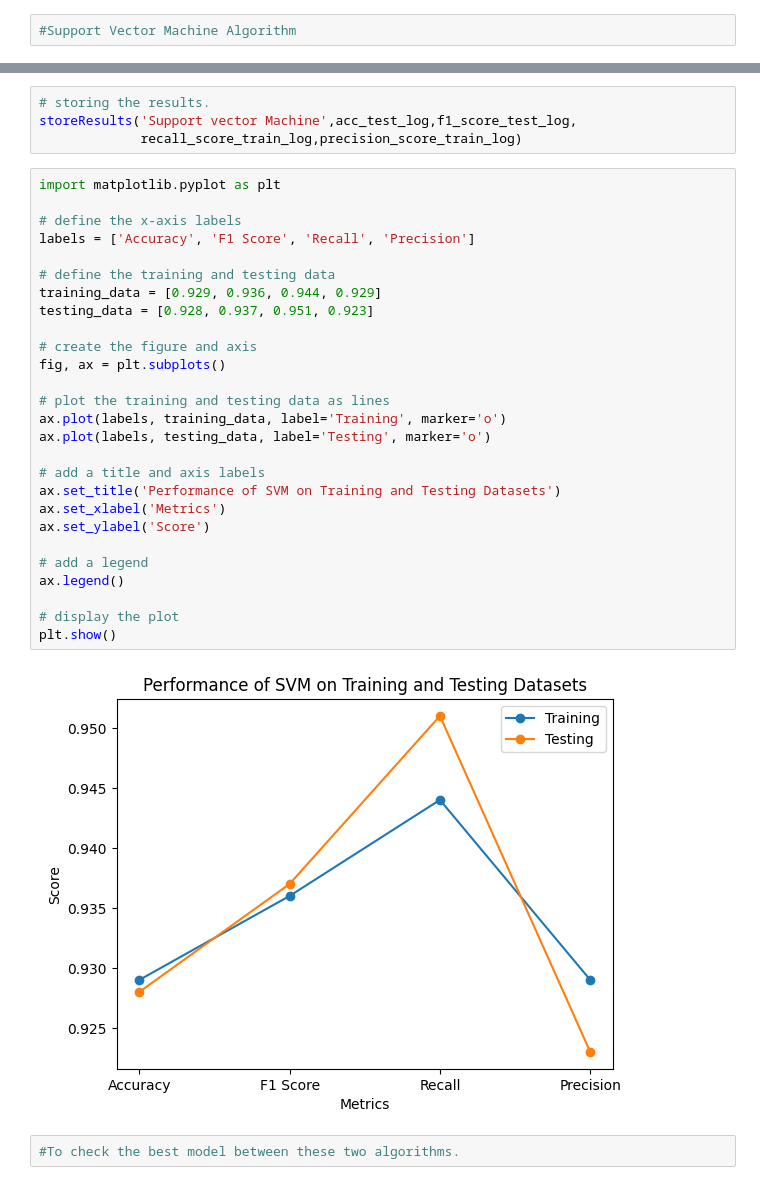
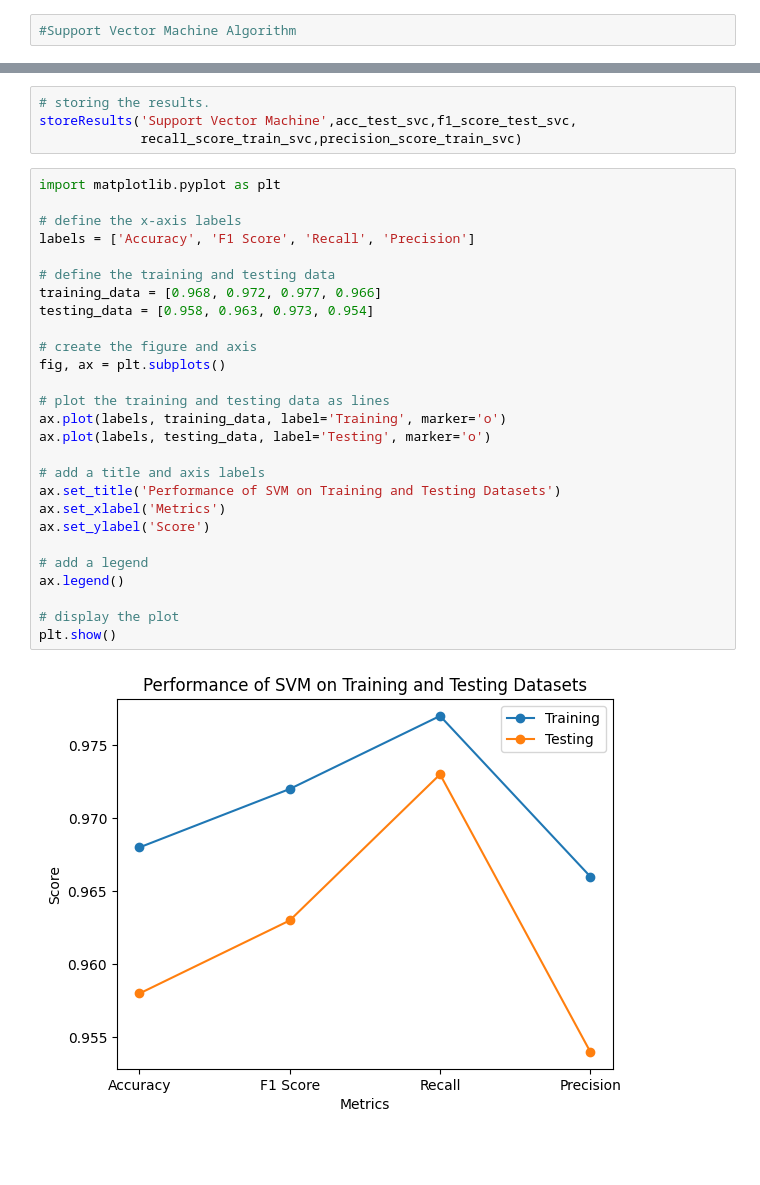
Before and after one commit to Aditya11620/majorpro, a Jupyter notebook: phishing_majorproject.ipynb, the cells around one changed output, grey strips where cells are left out. Cells and saved outputs as stored; diff of their text form; blank space fills up the shorter version.

```diff
--- a/phishing_majorproject.ipynb
+++ b/phishing_majorproject.ipynb
@@ -354,35 +345,33 @@ SVM : precision of testing dataset: 0.923
 # %%
 # storing the results.
-storeResults('Support vector Machine',acc_test_log,f1_score_test_log,
-             recall_score_train_log,precision_score_train_log)
+storeResults('Support Vector Machine',acc_test_svc,f1_score_test_svc,
+             recall_score_train_svc,precision_score_train_svc)
 # %%
 import matplotlib.pyplot as plt
 
 # define the x-axis labels
 labels = ['Accuracy', 'F1 Score', 'Recall', 'Precision']
 
 # define the training and testing data
-training_data = [0.929, 0.936, 0.944, 0.929]
-testing_data = [0.928, 0.937, 0.951, 0.923]
+training_data = [0.968, 0.972, 0.977, 0.966]
+testing_data = [0.958, 0.963, 0.973, 0.954]
 
 # create the figure and axis
 fig, ax = plt.subplots()
 
 # plot the training and testing data as lines
 ax.plot(labels, training_data, label='Training', marker='o')
 ax.plot(labels, testing_data, label='Testing', marker='o')
 
 # add a title and axis labels
 ax.set_title('Performance of SVM on Training and Testing Datasets')
 ax.set_xlabel('Metrics')
 ax.set_ylabel('Score')
 
 # add a legend
 ax.legend()
 
 # display the plot
 plt.show()
 # %% [output]
-[figure, old version]
+[figure, new version]
-# %%
-#To check the best model between these two algorithms.
```
Also changed, not shown: parts of 14 cells of this notebook.
